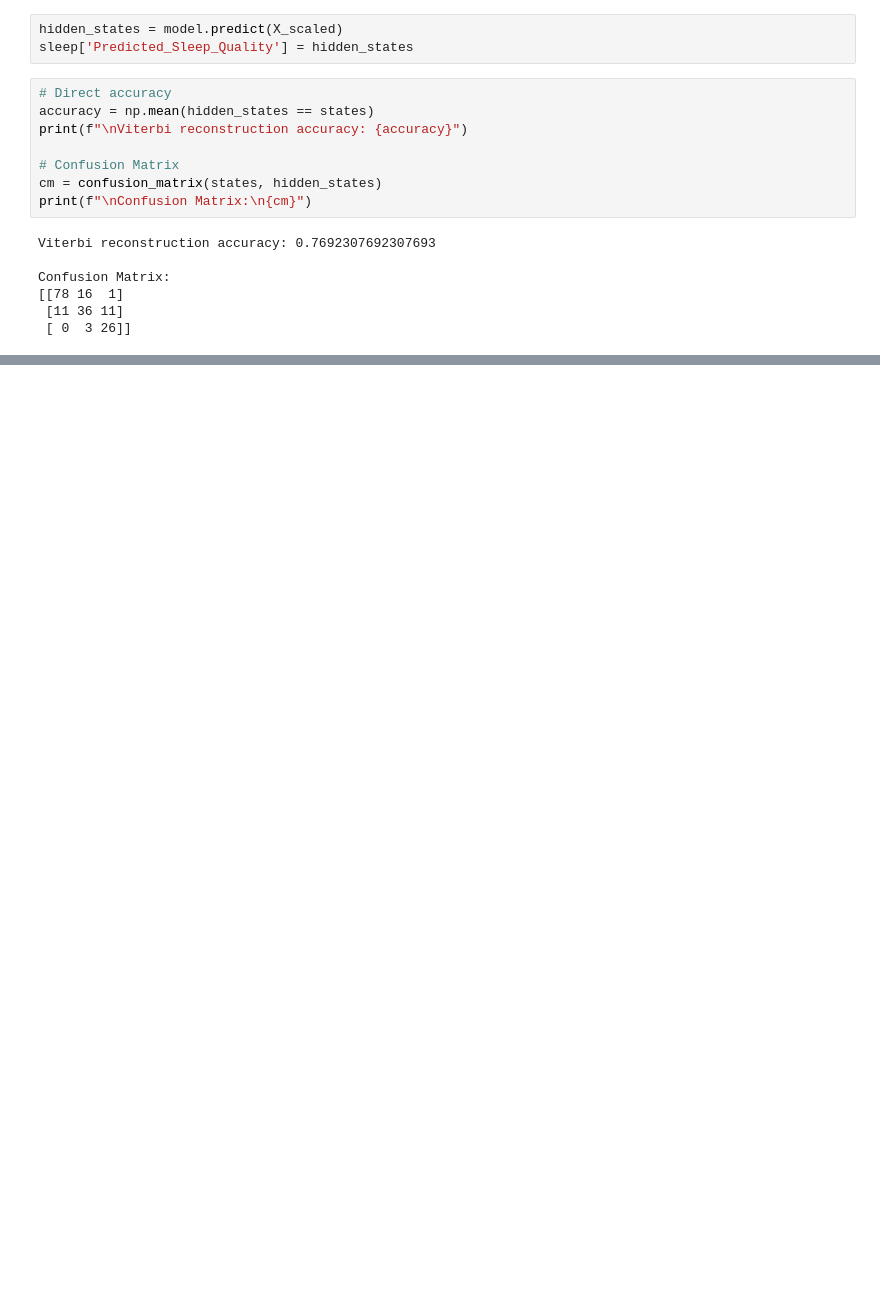
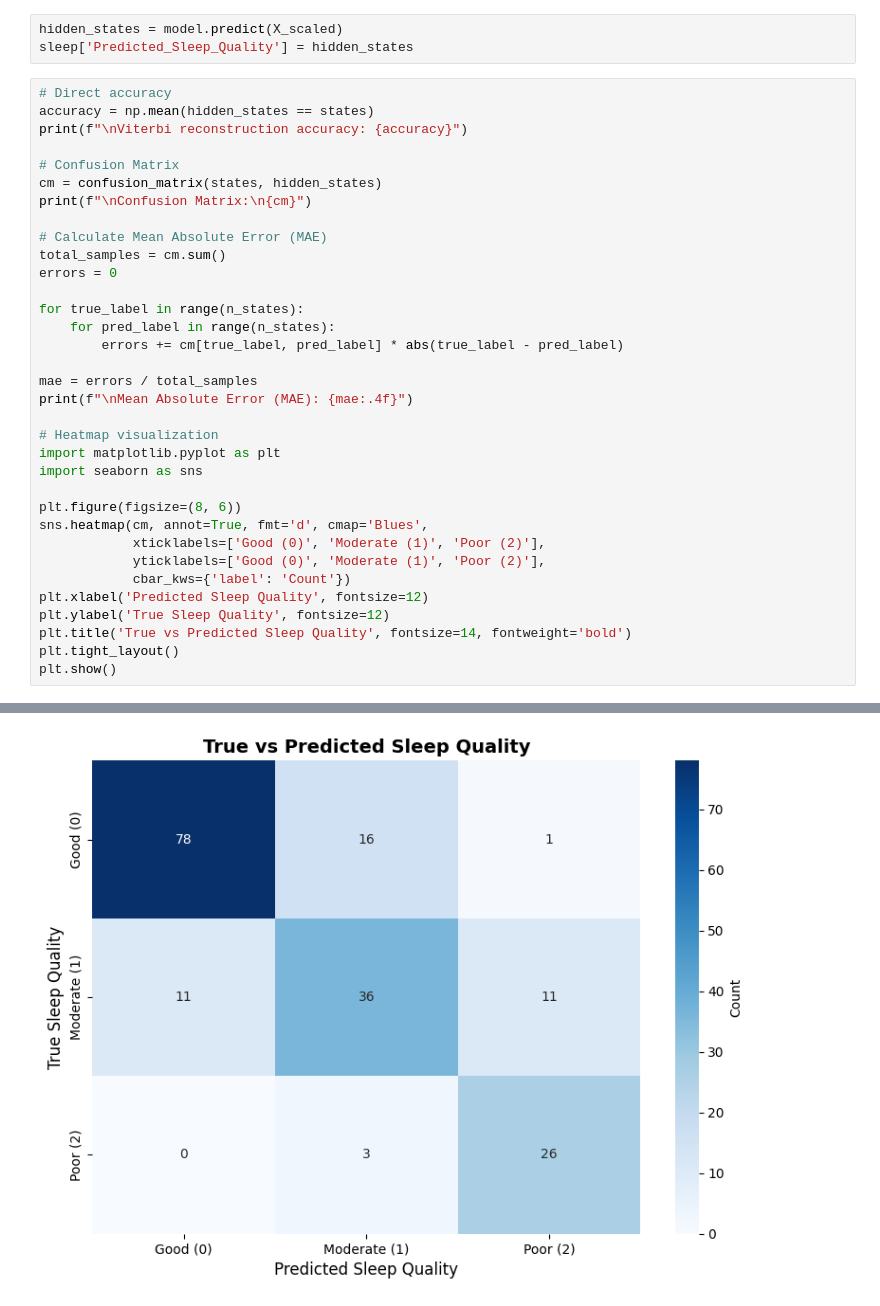
Before and after one commit to katiemoc/CozyMarkovBlankets, a Jupyter notebook: model2.ipynb, the cells around one changed output, grey strips where cells are left out. Drawn from its saved outputs; the diff is of its cells as text; blank space fills up the shorter version.

```diff
--- a/model2.ipynb
+++ b/model2.ipynb
@@ -123,18 +169,38 @@ GaussianHMM(covariance_type='full', init_params='', n_components=3, n_iter=200)
 # %%
 hidden_states = model.predict(X_scaled)
 sleep['Predicted_Sleep_Quality'] = hidden_states
-# %%
-# Direct accuracy
-accuracy = np.mean(hidden_states == states)
-print(f"\nViterbi reconstruction accuracy: {accuracy}")
-
-# Confusion Matrix
-cm = confusion_matrix(states, hidden_states)
-print(f"\nConfusion Matrix:\n{cm}")
-# %% [output]
-Viterbi reconstruction accuracy: 0.7692307692307693
-
-Confusion Matrix:
-[[78 16  1]
- [11 36 11]
- [ 0  3 26]]
+# %%
+# Direct accuracy
+accuracy = np.mean(hidden_states == states)
+print(f"\nViterbi reconstruction accuracy: {accuracy}")
+
+# Confusion Matrix
+cm = confusion_matrix(states, hidden_states)
+print(f"\nConfusion Matrix:\n{cm}")
+
+# Calculate Mean Absolute Error (MAE)
+total_samples = cm.sum()
+errors = 0
+
+for true_label in range(n_states):
+    for pred_label in range(n_states):
+        errors += cm[true_label, pred_label] * abs(true_label - pred_label)
+
+mae = errors / total_samples
+print(f"\nMean Absolute Error (MAE): {mae:.4f}")
+
+# Heatmap visualization
+import matplotlib.pyplot as plt
+import seaborn as sns
+
+plt.figure(figsize=(8, 6))
+sns.heatmap(cm, annot=True, fmt='d', cmap='Blues',
+            xticklabels=['Good (0)', 'Moderate (1)', 'Poor (2)'],
+            yticklabels=['Good (0)', 'Moderate (1)', 'Poor (2)'],
+            cbar_kws={'label': 'Count'})
+plt.xlabel('Predicted Sleep Quality', fontsize=12)
+plt.ylabel('True Sleep Quality', fontsize=12)
+plt.title('True vs Predicted Sleep Quality', fontsize=14, fontweight='bold')
+plt.tight_layout()
+plt.show()
+# %% [output]
@@ -140,0 +215 @@ Confusion Matrix:
+[figure, added]
```
Also changed, not shown: parts of 4 cells of this notebook, 3 other files.
